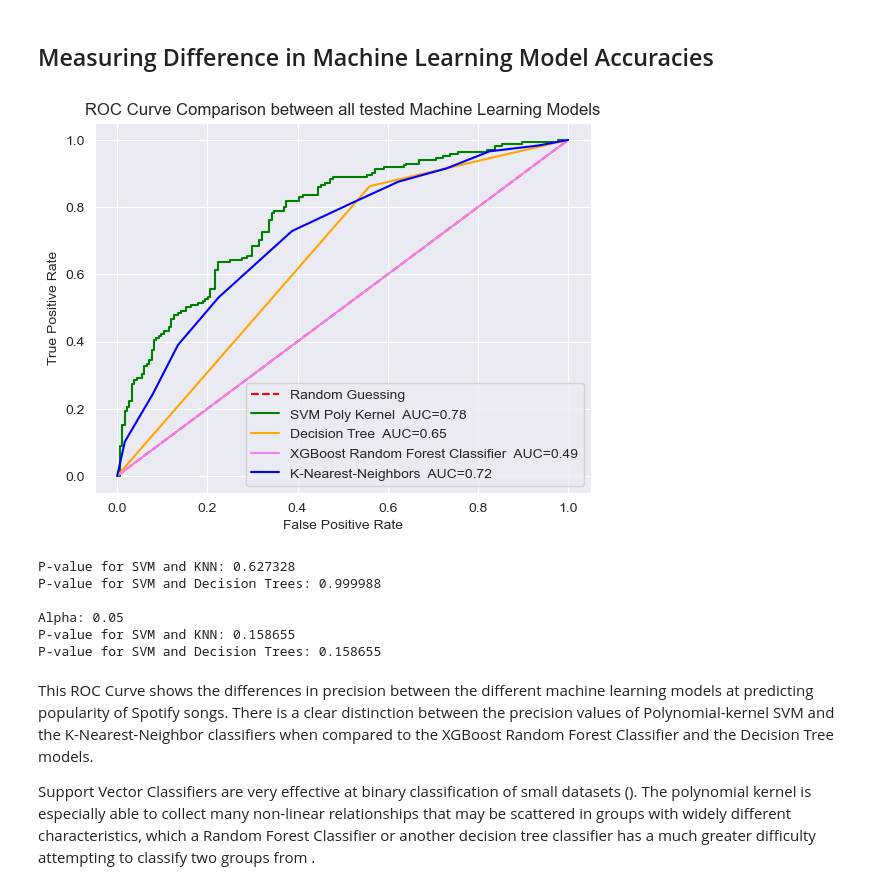
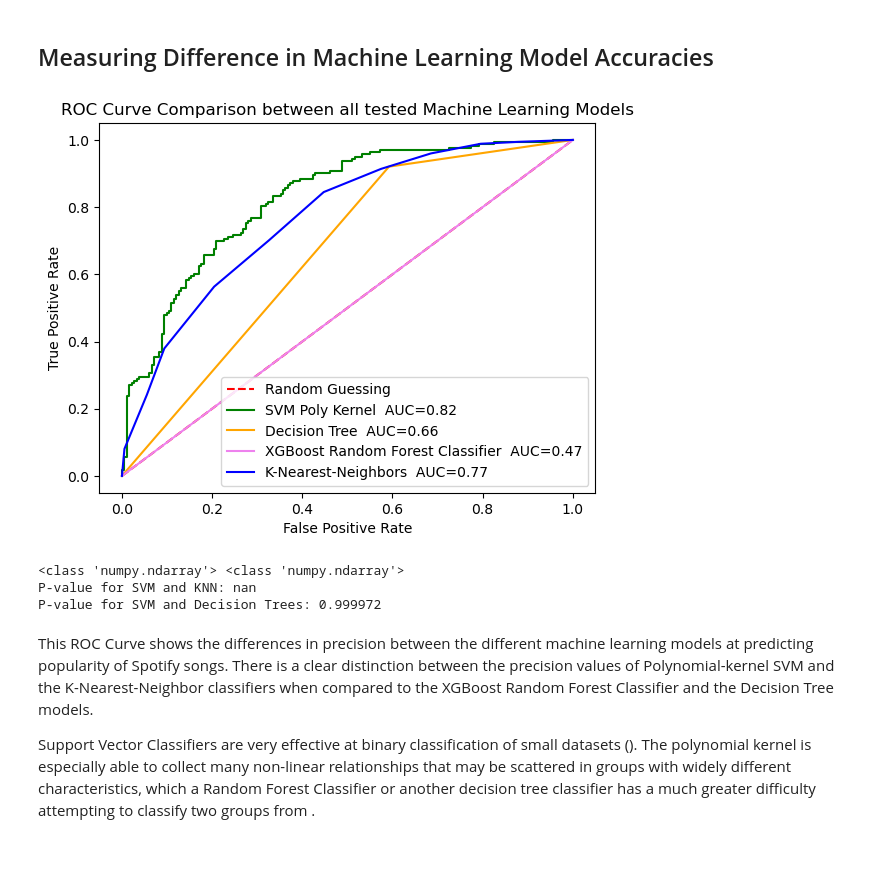
Before and after one commit to SamC0124/SClear_DDahal_MYinkaOke_Spotify_Project, a Jupyter notebook: cs3870_final_project.ipynb, the cells around one changed output. Cells and saved outputs as stored; diff of their text form; code cells hidden in the pictures; blank space fills up the shorter version.

```diff
--- a/cs3870_final_project.ipynb
+++ b/cs3870_final_project.ipynb
@@ -888,7 +891,7 @@ best_cp = ccp_path['ccp_alphas'][best_cp_index]
 # Use the best value of cp to prune the full tree
 pruned_clf = tree.DecisionTreeClassifier(criterion='entropy', splitter='best', min_samples_split=2,
                                          min_samples_leaf=1,
-                                         ccp_alpha=best_cp, random_state=3870, max_depth=5)
+                                         ccp_alpha=best_cp, random_state=3870, max_depth=3)
 pruned_clf.fit(X_train, y_train)
 
 # Evaluate the pruned classifier on the testing data
@@ -942,7 +945,7 @@ X_train_scaled = scaler.transform(X_train)
 X_test_scaled = scaler.transform(X_test)
 
 # Finding probabilities of SVM classifier
-svm_classifier_best = SVC(kernel='poly', degree=3, C=1, probability=True)
+svm_classifier_best = SVC(kernel='rbf', degree=3, C=1, probability=True)
 svm_classifier_best.fit(X_train, y_train)
 y_pred_best = svm_classifier_best.predict(X_test)
 svm_pred = svm_classifier_best.decision_function(X_test)
@@ -950,48 +953,44 @@ tpr_svm, fpr_svm, _ = roc_curve(y_test, svm_pred)
 
 # Note: The accuracy difference between RBF-kernel and Polynomial-kernel for SVM is not statistically significant,
 # therefore we are only analyzing the accuracy of the Polynomial kernel SVC for our model.
 
 # Find Area Under the Curve values for each of the classifiers
 auc_svm = auc(tpr_svm, fpr_svm)
 auc_decision_tree = auc(tpr_decision_tree, fpr_decision_tree)
 auc_rfc = auc(tpr_xgb, fpr_xgb)
 auc_knn = auc(tpr_knn, fpr_knn)
 
 # Plotting Layered ROC curves for each of the machine learning models, with Area Under the Curve Metric for each
 plt.plot([0, 1], [0, 1], '--', color='red', label='Random Guessing')
 plt.plot(tpr_svm, fpr_svm, color='green', label=f'SVM Poly Kernel  AUC={round(auc_svm, 2)}')
 plt.plot(tpr_decision_tree, fpr_decision_tree, color='orange', label=f'Decision Tree  AUC={round(auc_decision_tree, 2)}')
 plt.plot(tpr_xgb, tpr_xgb, color='violet', label=f'XGBoost Random Forest Classifier  AUC={round(auc_rfc, 2)}')
 plt.plot(tpr_knn, fpr_knn, color='blue', label=f'K-Nearest-Neighbors  AUC={round(auc_knn, 2)}')
 plt.title("ROC Curve Comparison between all tested Machine Learning Models")
 plt.xlabel("False Positive Rate")
 plt.ylabel("True Positive Rate")
 plt.legend()
 plt.show()
 
 # It appears that the KNN and Polynomial-kernel SVM models are close to being the most accurate. Is there
 # statistical significance in the accuracy values of each of these models?
 # Hypothesis Test
-p_val_predict_1 = ranksums(y_pred_best, y_pred_knn, alternative="greater")
+y_pred_knn_int = [int(x) for x in y_pred_knn]
+y_pred_svm_int = [int(x) for x in y_pred_best]
+y_test_int = [int(x) for x in y_test]
+y_correct_knn = []
+y_correct_svm = []
+print(type(y_pred_knn), type(y_pred_best))
+p_val_predict_1 = ranksums(np.array(y_correct_svm), np.array(y_correct_knn), alternative="greater")
 p_val_predict_2 = ranksums(y_pred_best, y_pred_decision_tree, alternative="greater")
 
 print(f"P-value for SVM and KNN: {round(p_val_predict_1.pvalue, 6)}")
 print(f"P-value for SVM and Decision Trees: {round(p_val_predict_2.pvalue, 6)}\n")
-
-p_val_auc_1 = ranksums(auc_svm, auc_knn, alternative="greater")
-p_val_auc_2 = ranksums(auc_svm, auc_decision_tree, alternative="greater")
-
-print("Alpha: 0.05")
-print(f"P-value for SVM and KNN: {round(p_val_auc_1.pvalue, 6)}")
-print(f"P-value for SVM and Decision Trees: {round(p_val_auc_2.pvalue, 6)}")
 # %% [output]
-[figure, old version]
+[figure, new version]
-P-value for SVM and KNN: 0.627328
-P-value for SVM and Decision Trees: 0.999988
-
-Alpha: 0.05
-P-value for SVM and KNN: 0.158655
-P-value for SVM and Decision Trees: 0.158655
+<class 'numpy.ndarray'> <class 'numpy.ndarray'>
+P-value for SVM and KNN: nan
+P-value for SVM and Decision Trees: 0.999972
 # %% [markdown]
 This ROC Curve shows the differences in precision between the different machine learning models at predicting popularity of Spotify songs. There is a clear distinction between the precision values of Polynomial-kernel SVM and the K-Nearest-Neighbor classifiers when compared to the XGBoost Random Forest Classifier and the Decision Tree models.
 
```
Also changed, not shown: parts of 9 cells of this notebook.
